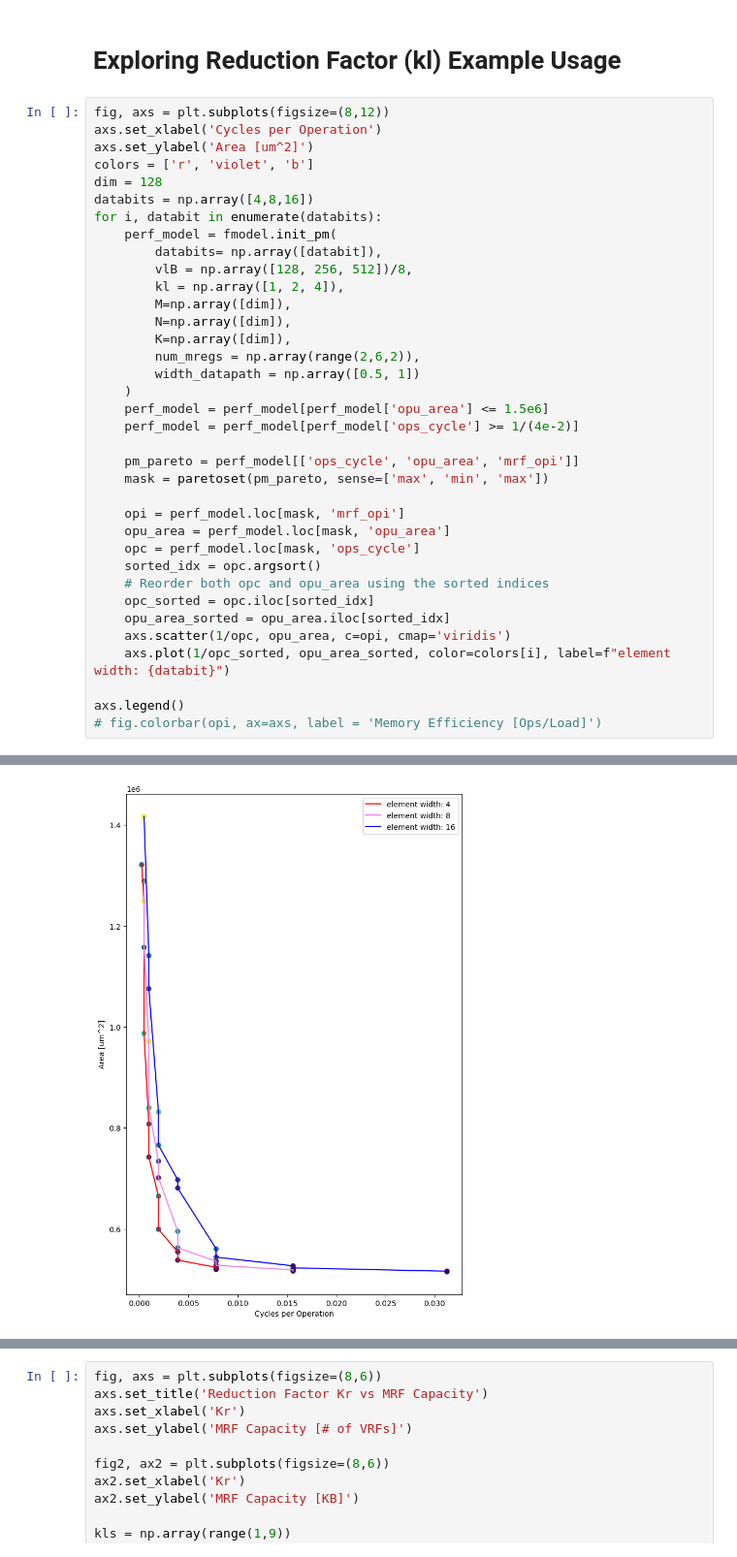
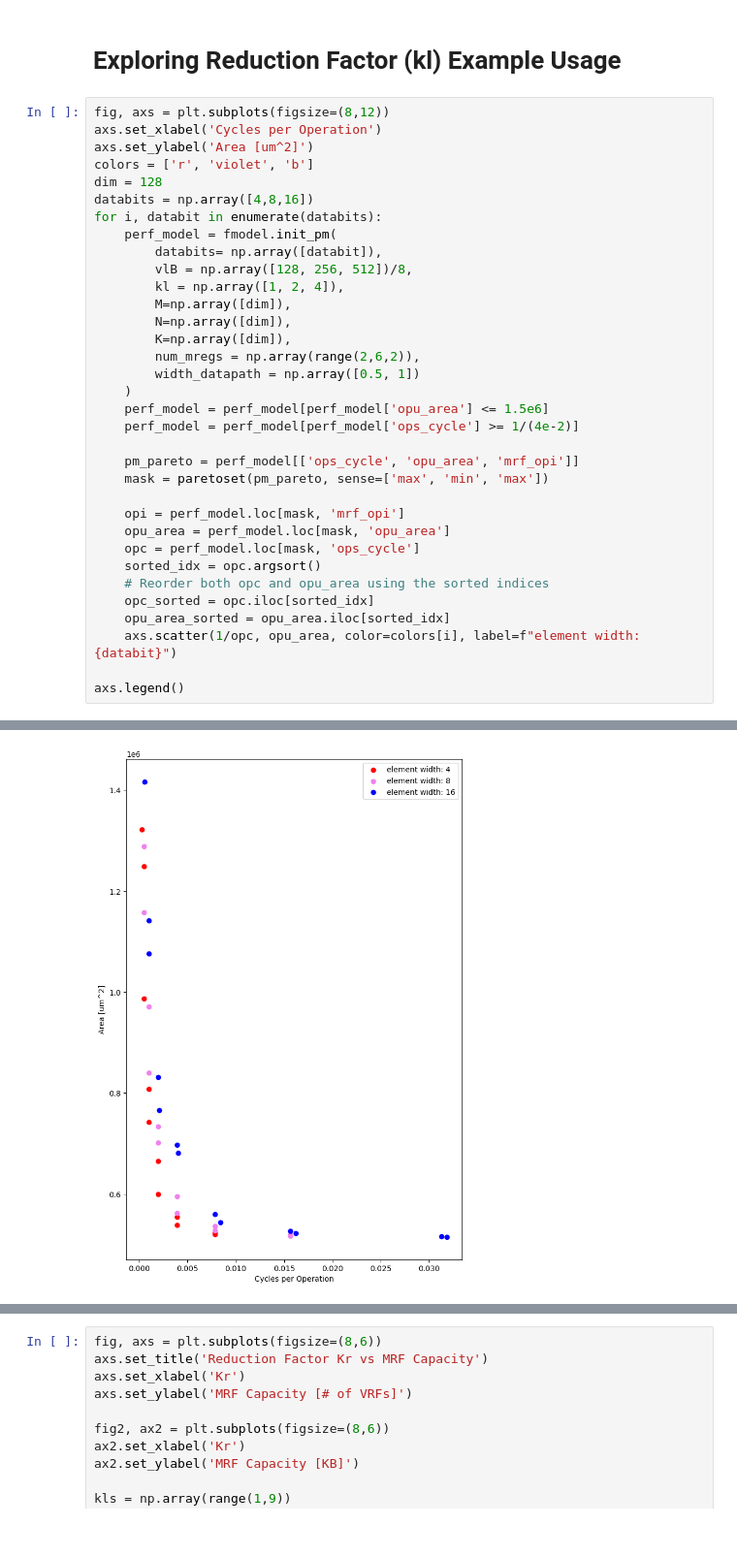
Before and after one commit to miles-rusch-berkeley/opu-model, a Jupyter notebook: reduceK.ipynb, the cells around one changed output, grey strips where cells are left out. Shown: that part at 97% size. Cells and saved outputs as stored; diff of their text form.

```diff
--- a/reduceK.ipynb
+++ b/reduceK.ipynb
@@ -18,37 +18,35 @@ colors = ['r', 'violet', 'b']
 dim = 128
 databits = np.array([4,8,16])
 for i, databit in enumerate(databits):
     perf_model = fmodel.init_pm(
         databits= np.array([databit]),
         vlB = np.array([128, 256, 512])/8,
         kl = np.array([1, 2, 4]),
         M=np.array([dim]),
         N=np.array([dim]),
         K=np.array([dim]),
         num_mregs = np.array(range(2,6,2)),
         width_datapath = np.array([0.5, 1])
     )
     perf_model = perf_model[perf_model['opu_area'] <= 1.5e6]
     perf_model = perf_model[perf_model['ops_cycle'] >= 1/(4e-2)]
 
     pm_pareto = perf_model[['ops_cycle', 'opu_area', 'mrf_opi']]
     mask = paretoset(pm_pareto, sense=['max', 'min', 'max'])
 
     opi = perf_model.loc[mask, 'mrf_opi']
     opu_area = perf_model.loc[mask, 'opu_area']
     opc = perf_model.loc[mask, 'ops_cycle']
     sorted_idx = opc.argsort()
     # Reorder both opc and opu_area using the sorted indices
     opc_sorted = opc.iloc[sorted_idx]
     opu_area_sorted = opu_area.iloc[sorted_idx]
-    axs.scatter(1/opc, opu_area, c=opi, cmap='viridis')
-    axs.plot(1/opc_sorted, opu_area_sorted, color=colors[i], label=f"element width: {databit}")
+    axs.scatter(1/opc, opu_area, color=colors[i], label=f"element width: {databit}")
 
 axs.legend()
-# fig.colorbar(opi, ax=axs, label = 'Memory Efficiency [Ops/Load]')
 # %% [output]
 <matplotlib.legend.Legend at 0x...>
-[figure, old version]
+[figure, new version]
 # %%
 fig, axs = plt.subplots(3, figsize=(8,18))
 axs[0].set_title('Inner Product Factor Kr vs MACC Operations per Cycle for N=M=K=16')
```
Also changed, not shown: parts of 5 cells of this notebook, 6 other files.
